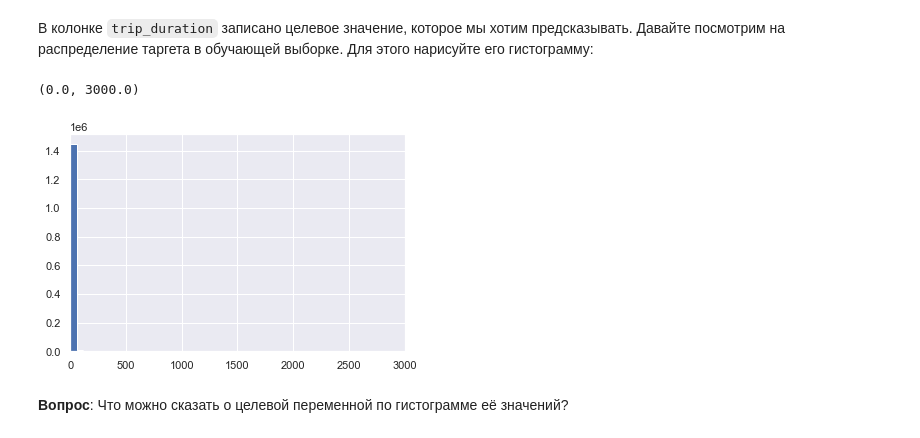
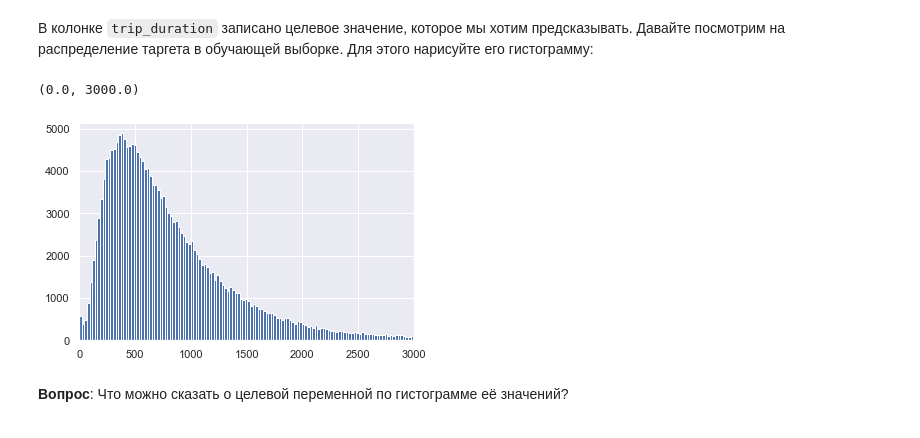
Before and after one commit to miche2020/ml-course-hse, a Jupyter notebook: 2020-fall/homeworks-practice/homework-practice-02-linregr.ipynb, the cells around one changed output. Cells and saved outputs as stored; diff of their text form; code cells hidden in the pictures.

```diff
--- a/2020-fall/homeworks-practice/homework-practice-02-linregr.ipynb
+++ b/2020-fall/homeworks-practice/homework-practice-02-linregr.ipynb
@@ -75,11 +75,11 @@ data['pickup_datetime'] = pd.to_datetime(data['pickup_datetime'])
 В колонке `trip_duration` записано целевое значение, которое мы хотим предсказывать. Давайте посмотрим на распределение таргета в обучающей выборке. Для этого нарисуйте его гистограмму:
 # %%
 #╰( ͡° ͜ʖ ͡° )つ──☆*:・ﾟ
-plt.hist(data['trip_duration']/60,bins=1000)
+plt.hist(data['trip_duration'].loc[0:200000],bins='auto')
 plt.xlim(0, 3000)
 # %% [output]
 (0.0, 3000.0)
-[figure, old version]
+[figure, new version]
 # %% [markdown]
 **Вопрос**: Что можно сказать о целевой переменной по гистограмме её значений?
 # %% [markdown]
```
Also changed, not shown: parts of 37 cells of this notebook.
